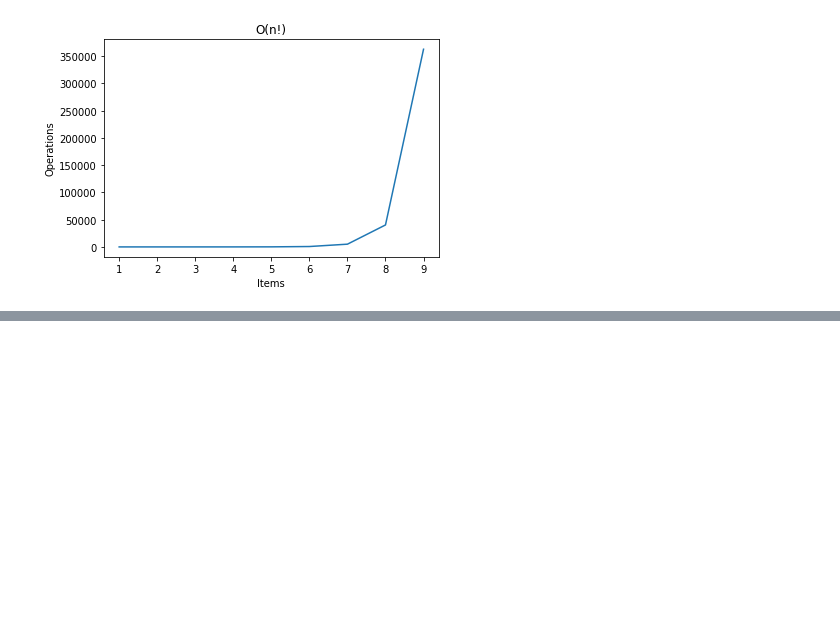
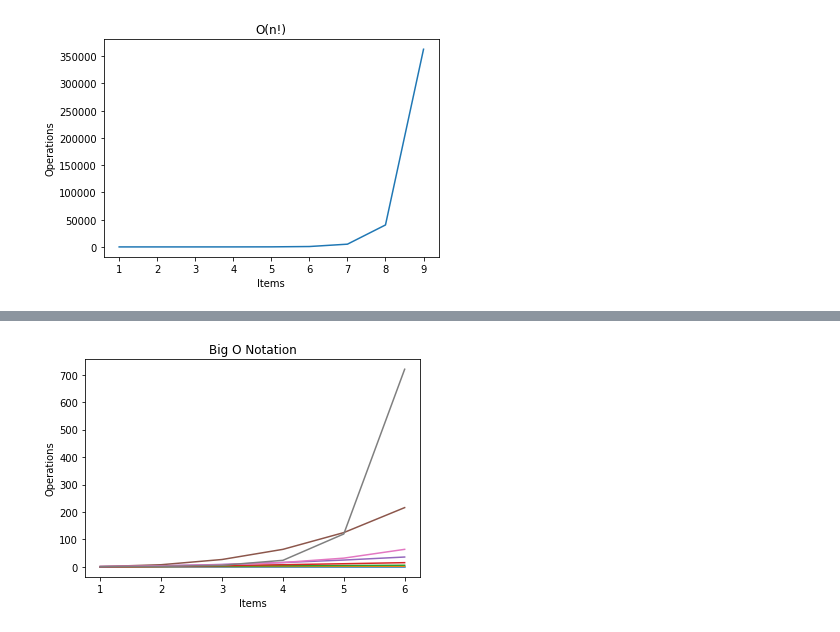
Before and after one commit to klement97/algorithms, a Jupyter notebook: algoexpert/big_o_notation.ipynb, the cells around one changed output, grey strips where cells are left out. Saved outputs shown, nothing was run; the diff lists cells and outputs as text; code cells hidden in the pictures; blank space fills up the shorter version.

```diff
--- a/algoexpert/big_o_notation.ipynb
+++ b/algoexpert/big_o_notation.ipynb
@@ -66,0 +87,24 @@ plot_and_show(x, y, "O(n!)")
+# %%
+x = range(1, 7)
+y = [1 for i in x]
+plt.plot(x, y)
+y = [math.log(i, 2) for i in x]
+plt.plot(x, y)
+y = [i for i in x]
+plt.plot(x, y)
+y = [i * math.log(i, 2) for i in x]
+plt.plot(x, y)
+y = [i ** 2 for i in x]
+plt.plot(x, y)
+y = [i ** 3 for i in x]
+plt.plot(x, y)
+y = [2 ** i for i in x]
+plt.plot(x, y)
+y = [math.factorial(i) for i in x]
+plt.plot(x, y)
+plt.title("Big O Notation")
+plt.xlabel('Items')
+plt.ylabel('Operations')
+plt.show()
+# %% [output]
+[figure, added]
```
Also changed, not shown: parts of 3 cells of this notebook.
